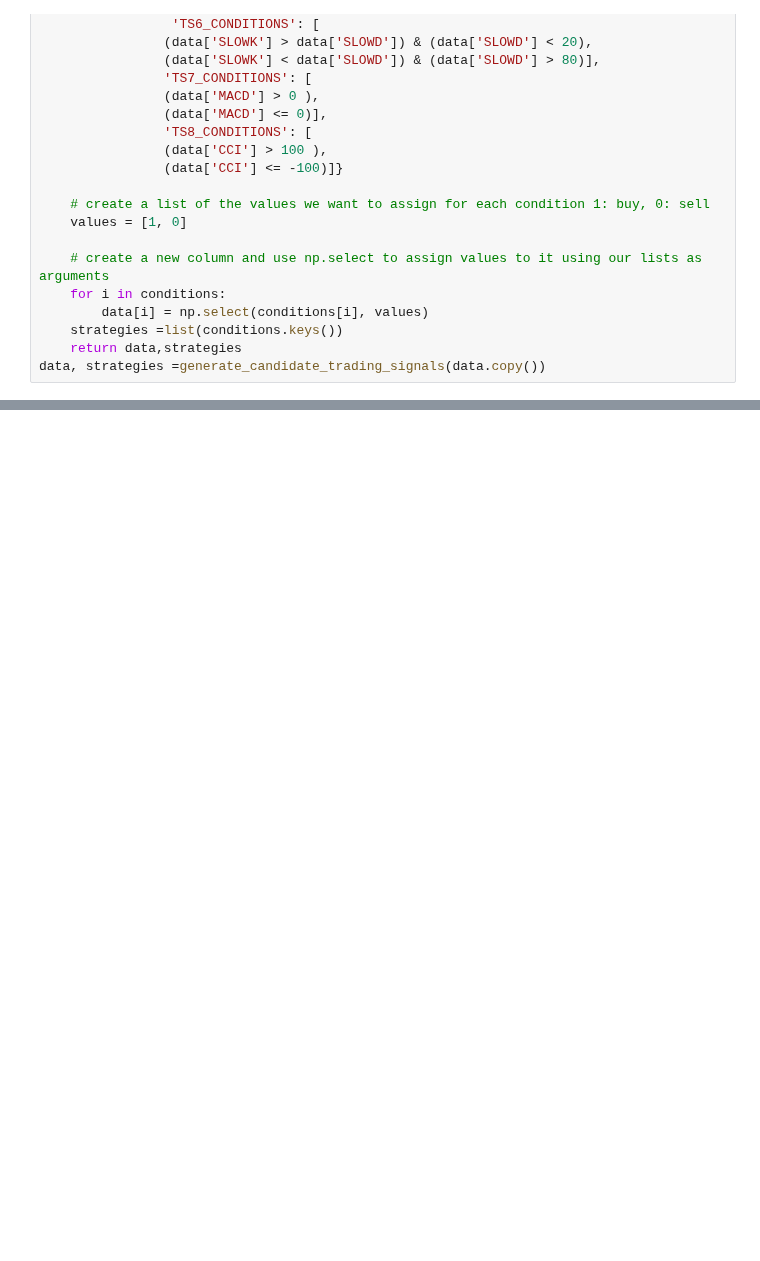
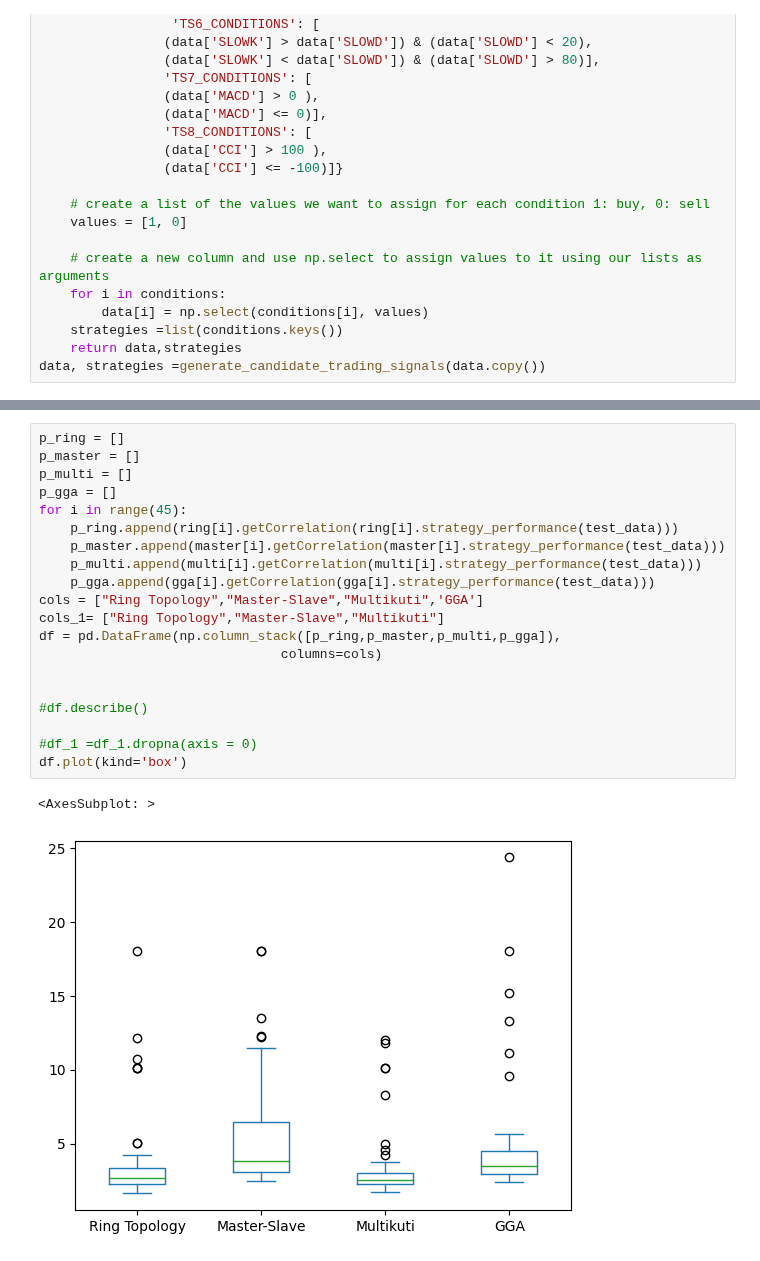
Before and after one commit to Chideme/island_genetic_algrorithm, a Jupyter notebook: downtrend.ipynb, the cells around one changed output, grey strips where cells are left out. Cells and saved outputs as stored; diff of their text form; blank space fills up the shorter version.

```diff
--- a/downtrend.ipynb
+++ b/downtrend.ipynb
@@ -153,0 +166,23 @@ ITERATION: 1 DONE
+# %%
+p_ring = []
+p_master = []
+p_multi = []
+p_gga = []
+for i in range(45):
+    p_ring.append(ring[i].getCorrelation(ring[i].strategy_performance(test_data)))
+    p_master.append(master[i].getCorrelation(master[i].strategy_performance(test_data)))
+    p_multi.append(multi[i].getCorrelation(multi[i].strategy_performance(test_data)))
+    p_gga.append(gga[i].getCorrelation(gga[i].strategy_performance(test_data)))
+cols = ["Ring Topology","Master-Slave","Multikuti",'GGA']
+cols_1= ["Ring Topology","Master-Slave","Multikuti"]
+df = pd.DataFrame(np.column_stack([p_ring,p_master,p_multi,p_gga]),
+                               columns=cols)
+
+
+#df.describe()
+
+#df_1 =df_1.dropna(axis = 0)
+df.plot(kind='box')
+# %% [output]
+<AxesSubplot: >
+[figure, added]
```
Also changed, not shown: parts of 6 cells of this notebook, 3 other files.
